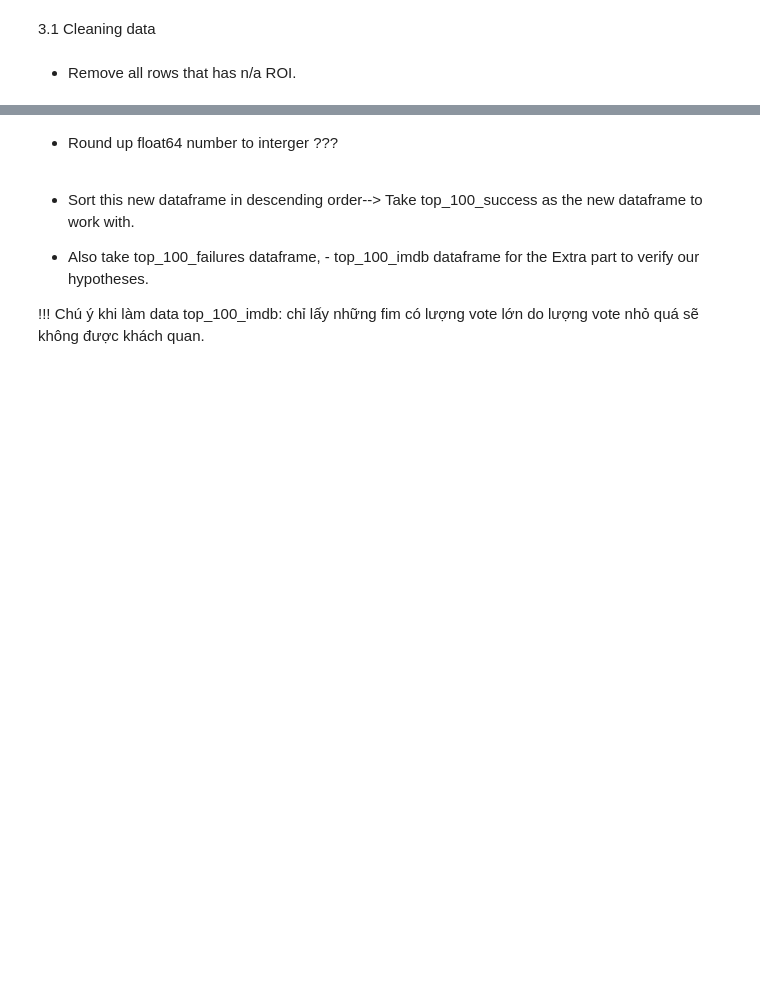
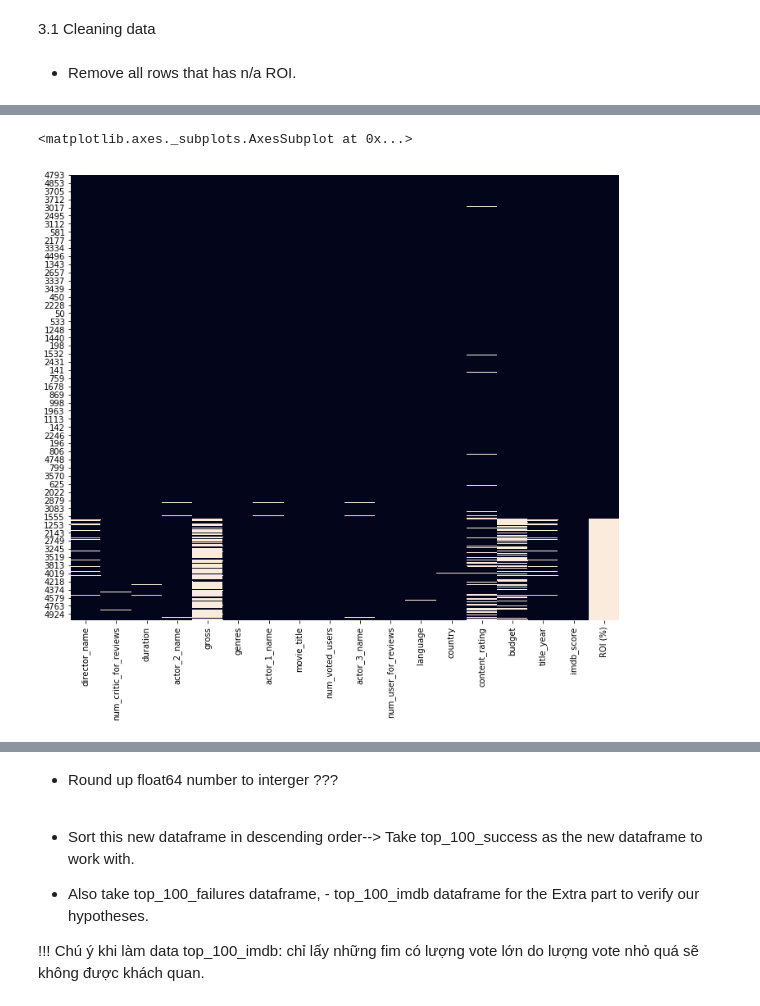
Before and after one commit to winnyduong/hb_hw_w1, a Jupyter notebook: IMDB2.ipynb, the cells around one changed output, grey strips where cells are left out. Cells and saved outputs as stored; diff of their text form; code cells hidden in the pictures; blank space fills up the shorter version.

```diff
--- a/IMDB2.ipynb
+++ b/IMDB2.ipynb
@@ -223,0 +233,6 @@ Add ROI column to dataframe, calculate ROI of each movie
+# %%
+#Add ROI column to dataframe, calculate ROI of each movie
+data['ROI (%)']=round((data['gross']-data['budget'])/data['budget']*100)
+data2=data.sort_values(by='ROI (%)', ascending=False)
+data2=data2.round(2)
+data2.head(3)
@@ -227,3 +255,7 @@ Add ROI column to dataframe, calculate ROI of each movie
 3.1 Cleaning data
 # %% [markdown]
 - Remove all rows that has n/a ROI.
+# %%
+drop_columns=['color','facenumber_in_poster','plot_keywords','movie_imdb_link','aspect_ratio','movie_facebook_likes','actor_2_facebook_likes','cast_total_facebook_likes','actor_1_facebook_likes','actor_3_facebook_likes','director_facebook_likes']
+data2.drop(drop_columns,inplace=True, axis=1)
+data2.head(10)
@@ -229,0 +274,7 @@ Add ROI column to dataframe, calculate ROI of each movie
+# %%
+# Visualize missing data
+plt.figure(figsize=(12,10))
+sns.heatmap(data2.isnull(), cbar=False)
+# %% [output]
+<matplotlib.axes._subplots.AxesSubplot at 0x...>
+[figure, added]
```
Also changed, not shown: parts of 27 cells of this notebook.
